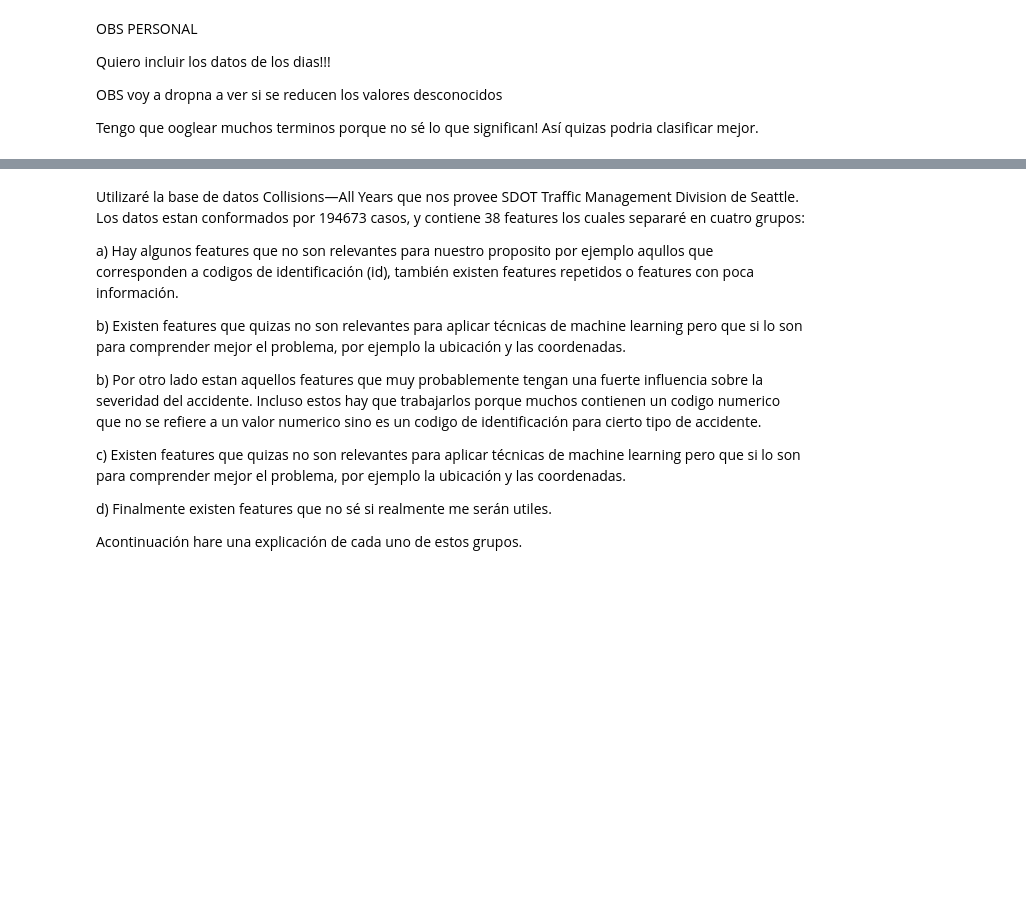
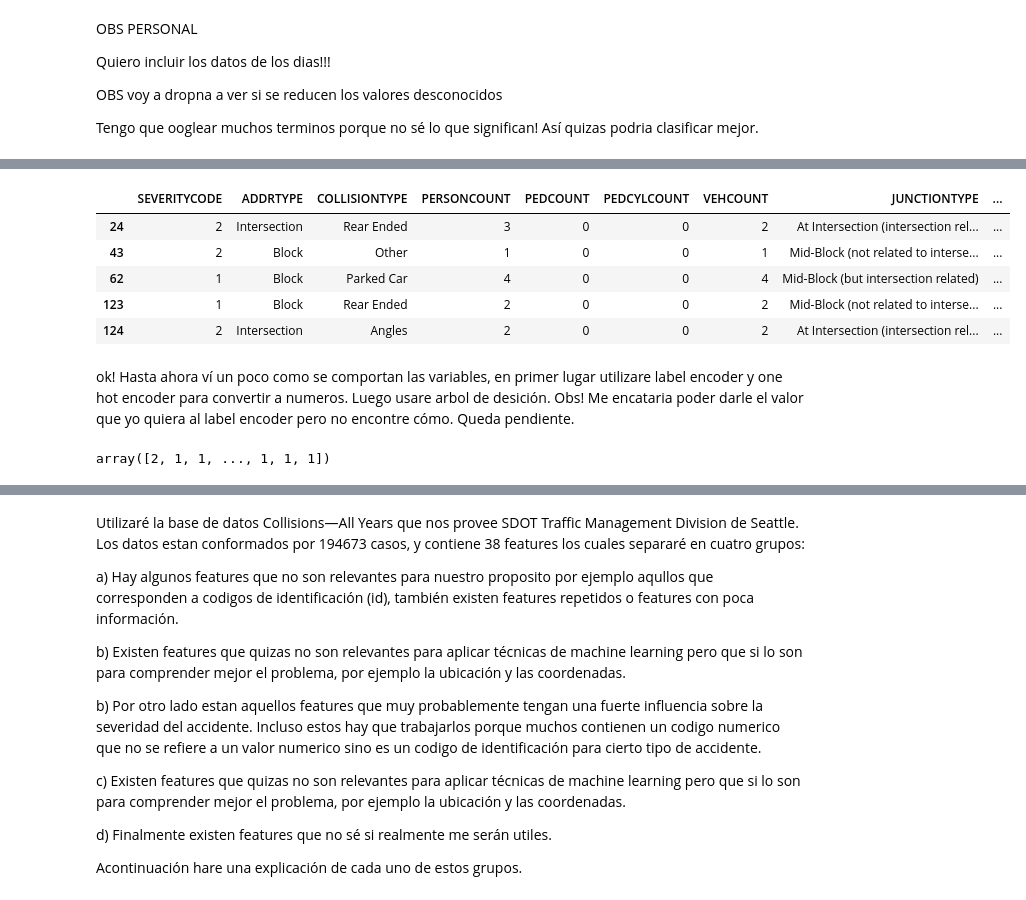
Before and after one commit to Carlosriosch/Coursera_Capstone, a Jupyter notebook: report.ipynb, the cells around one changed output, grey strips where cells are left out. Saved outputs shown, nothing was run; the diff lists cells and outputs as text; code cells hidden in the pictures; blank space fills up the shorter version.

```diff
--- a/report.ipynb
+++ b/report.ipynb
@@ -662,0 +745,19 @@ DF.head()
+# %%
+DF.head()
+# %% [output]
+|  | SEVERITYCODE | ADDRTYPE | COLLISIONTYPE | PERSONCOUNT | PEDCOUNT | PEDCYLCOUNT | VEHCOUNT | JUNCTIONTYPE | ... |
+| 24 | 2 | Intersection | Rear Ended | 3 | 0 | 0 | 2 | At Intersection (intersection rel... | ... |
+| 43 | 2 | Block | Other | 1 | 0 | 0 | 1 | Mid-Block (not related to interse... | ... |
+| 62 | 1 | Block | Parked Car | 4 | 0 | 0 | 4 | Mid-Block (but intersection related) | ... |
+| 123 | 1 | Block | Rear Ended | 2 | 0 | 0 | 2 | Mid-Block (not related to interse... | ... |
+| 124 | 2 | Intersection | Angles | 2 | 0 | 0 | 2 | At Intersection (intersection rel... | ... |
+# %% [markdown]
+ok! Hasta ahora ví un poco como se comportan las variables, en primer lugar utilizare label encoder y one hot encoder para convertir a numeros. Luego usare arbol de desición. Obs! Me encataria poder darle el valor que yo quiera al label encoder pero no encontre cómo. Queda pendiente.
+# %%
+leADD = preprocessing.LabelEncoder()
+leADD.fit(DF['ADDRTYPE'].unique())
+list(leADD.classes_)
+transADD=leADD.transform(DF['ADDRTYPE'])
+transADD
+# %% [output]
+array([2, 1, 1, ..., 1, 1, 1])
```
Also changed, not shown: parts of 52 cells of this notebook, 24 other files.
